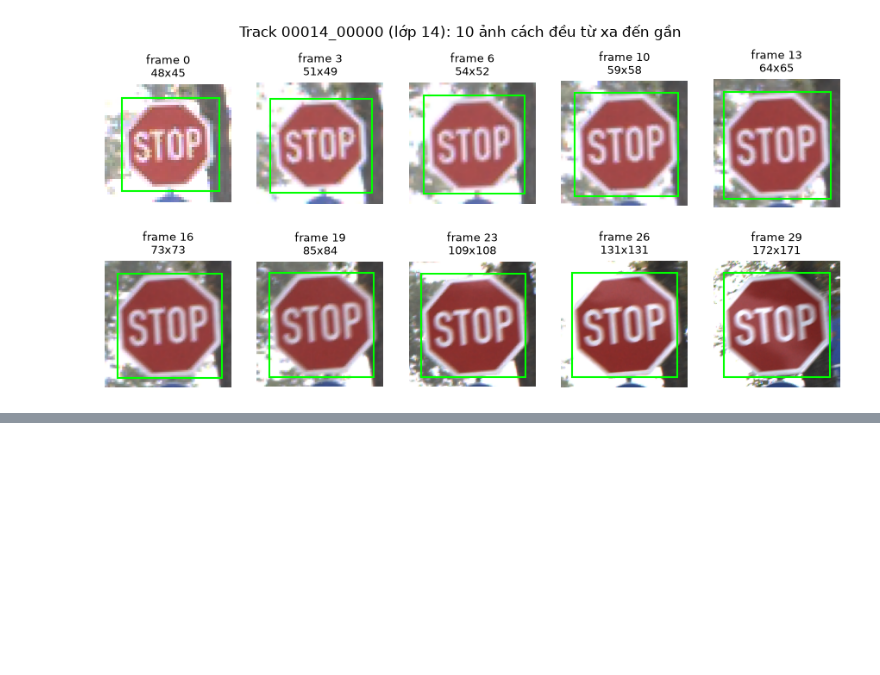
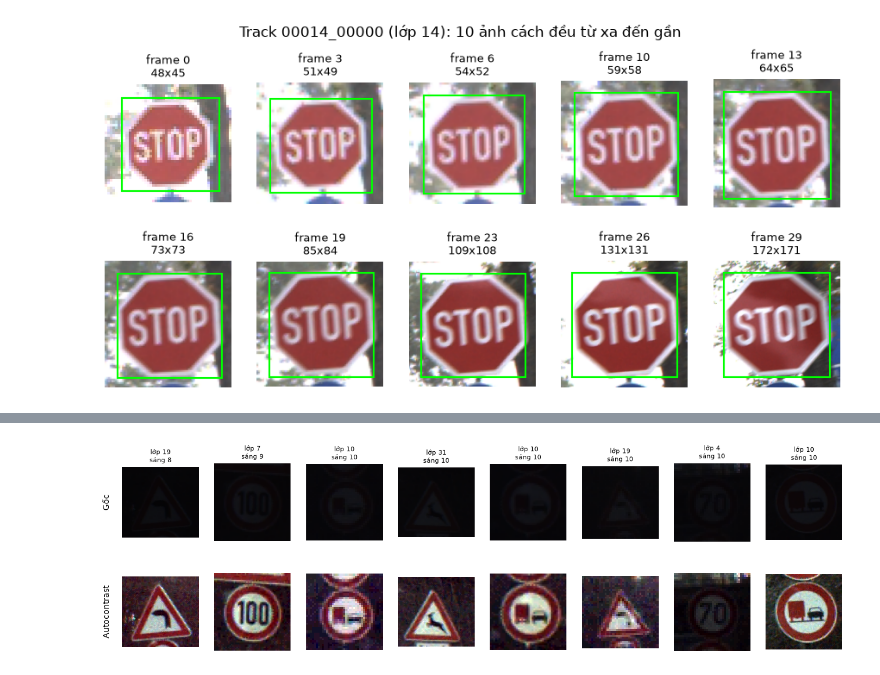
Before and after one commit to ppap-1264589/DeepLearning, a Jupyter notebook: notebooks/eda.ipynb, the cells around one changed output, grey strips where cells are left out. Saved outputs shown, nothing was run; the diff lists cells and outputs as text; code cells hidden in the pictures; blank space fills up the shorter version.

```diff
--- a/notebooks/eda.ipynb
+++ b/notebooks/eda.ipynb
@@ -323,0 +339,24 @@ Lớp 14 có 26 track | track 00014_00000 có 30 ảnh
+# %%
+# (9) So sánh 8 ảnh tối nhất trước khi để autocontrast (ảnh gốc)
+# và ảnh sau khi aug dữ liệu (ảnh được autocontrast)
+# Chủ yếu để ta biết rằng có những ảnh tối
+
+from PIL import ImageOps    # autocontrast của PIL, cùng thuật toán với RandomAutocontrast
+
+dark = sample.nsmallest(8, "brightness")
+fig, axes = plt.subplots(2, 8, figsize=(16, 4.5))
+for j, (_, r) in enumerate(dark.iterrows()):
+    img = Image.open(RAW / r["Path"]).convert("RGB")
+    axes[0, j].imshow(img)
+    axes[0, j].set_title(f"lớp {r['ClassId']}\nsáng {r['brightness']:.0f}", fontsize=8)
+    axes[1, j].imshow(ImageOps.autocontrast(img))
+    for i in (0, 1):
+        axes[i, j].axis("off")
+axes[0, 0].text(-0.15, 0.5, "Gốc", transform=axes[0, 0].transAxes,
+                rotation=90, va="center", ha="right")
+axes[1, 0].text(-0.15, 0.5, "Autocontrast", transform=axes[1, 0].transAxes,
+                rotation=90, va="center", ha="right")
+plt.savefig(FIG / "autocontrast_before_after.png", dpi=200, bbox_inches="tight")
+plt.show()
+# %% [output]
+[figure, added]
```
Also changed, not shown: parts of 3 cells of this notebook, 9 other files.
